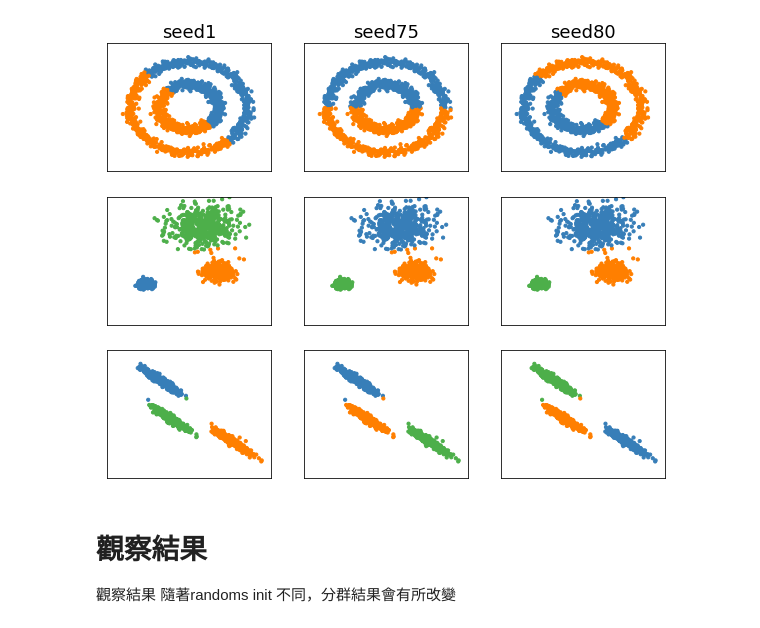
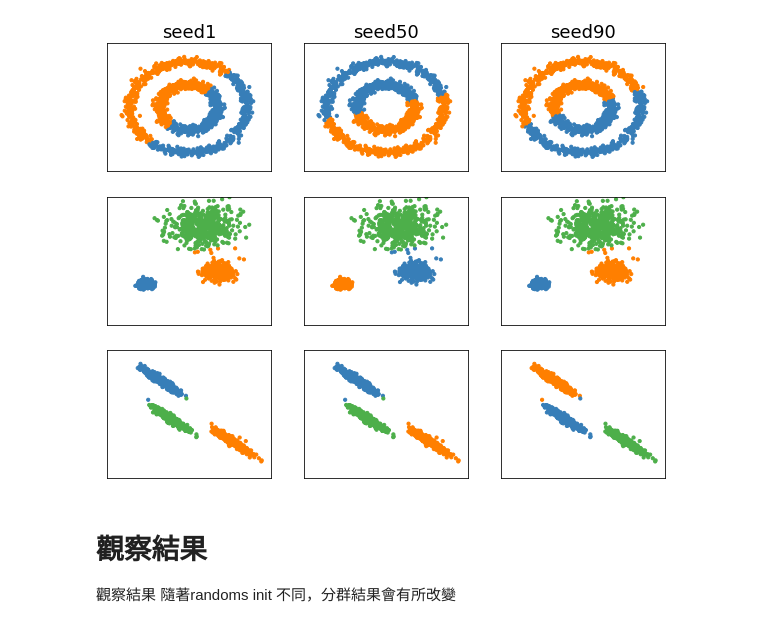
Before and after one commit to theabc50111/machine_learning_code_sample, a Jupyter notebook: ml11.ipynb, the cells around one changed output. Saved outputs shown, nothing was run; the diff lists cells and outputs as text; code cells hidden in the pictures.

```diff
--- a/ml11.ipynb
+++ b/ml11.ipynb
@@ -37,38 +37,38 @@ for i_dataset, (dataset, algo_params) in enumerate(datasets):
     X = StandardScaler().fit_transform(X)
 
     # 設定KMeans三種不同的起始點
     random_1 = cluster.KMeans(n_clusters=algo_params['n_clusters'], random_state=1)
-    random_75 = cluster.KMeans(n_clusters=algo_params['n_clusters'], random_state=75)
-    random_80 = cluster.KMeans(n_clusters=algo_params['n_clusters'], random_state=80)
+    random_50 = cluster.KMeans(n_clusters=algo_params['n_clusters'], random_state=50)
+    random_90 = cluster.KMeans(n_clusters=algo_params['n_clusters'], random_state=90)
 
     clustering_algorithms = (
         ('seed1', random_1),
-        ('seed75', random_75),
-        ('seed80', random_80))
+        ('seed50', random_50),
+        ('seed90', random_90))
 
     # 繪製三種圖形
     for name, algorithm in clustering_algorithms:
         y_pred = algorithm.fit_predict(X)
 
         plt.subplot(len(datasets), len(clustering_algorithms), plot_num)
         if i_dataset == 0:
             plt.title(name, size=18)
 
         colors = np.array(list(islice(cycle(['#377eb8', '#ff7f00', '#4daf4a',
                                              '#f781bf', '#a65628', '#984ea3',
                                              '#999999', '#e41a1c', '#dede00']),
                                       int(max(y_pred) + 1))))
 
         plt.scatter(X[:, 0], X[:, 1], s=10, color=colors[y_pred])
 
         plt.xlim(-2.5, 2.5)
         plt.ylim(-2.5, 2.5)
         plt.xticks(())
         plt.yticks(())
         plot_num += 1
 plt.show()
 # %% [output]
-[figure, old version]
+[figure, new version]
 # %% [markdown]
 # 觀察結果
 觀察結果
```
Also changed, not shown: 1 other file.
